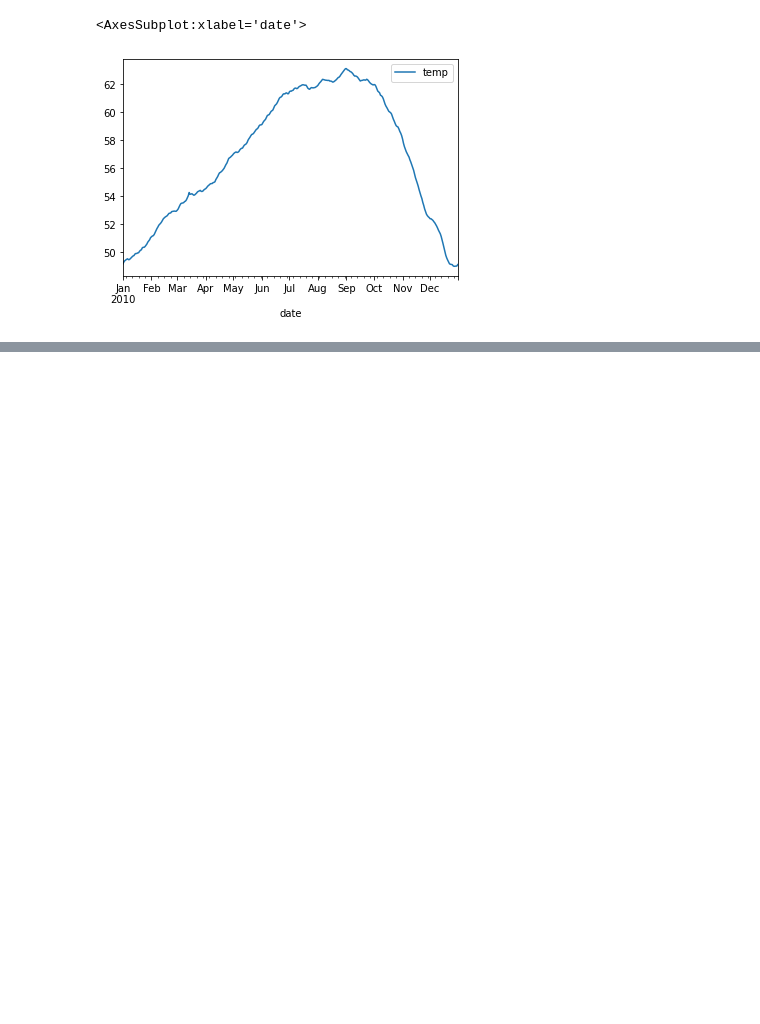
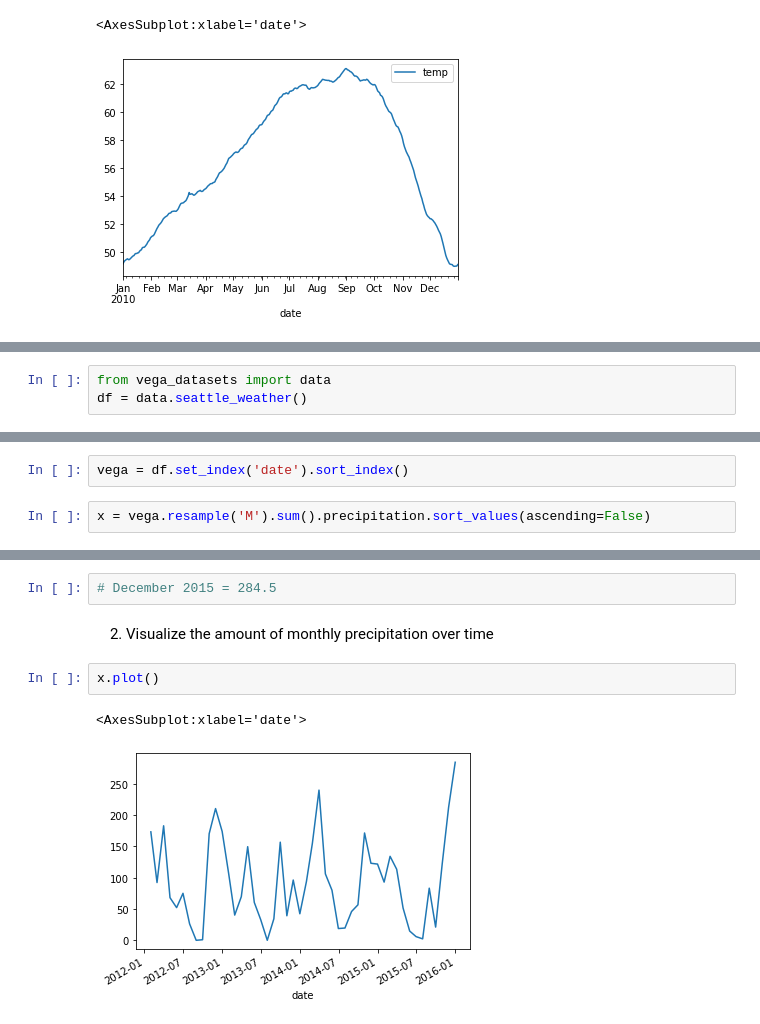
Before and after one commit to albertopuentes/time-series-exercises, a Jupyter notebook: datetime_timeseries_exercises.ipynb, the cells around one changed output, grey strips where cells are left out. Saved outputs shown, nothing was run; the diff lists cells and outputs as text; blank space fills up the shorter version.

```diff
--- a/datetime_timeseries_exercises.ipynb
+++ b/datetime_timeseries_exercises.ipynb
@@ -95,0 +210,3 @@ daily_avg.plot()
+# %%
+from vega_datasets import data
+df = data.seattle_weather()
@@ -95,0 +224,4 @@ daily_avg.plot()
+# %%
+vega = df.set_index('date').sort_index()
+# %%
+x = vega.resample('M').sum().precipitation.sort_values(ascending=False)
@@ -95,0 +238,9 @@ daily_avg.plot()
+# %%
+# December 2015 = 284.5
+# %% [markdown]
+2) Visualize the amount of monthly precipitation over time
+# %%
+x.plot()
+# %% [output]
+<AxesSubplot:xlabel='date'>
+[figure, added]
```
Also changed, not shown: parts of 35 cells of this notebook.
